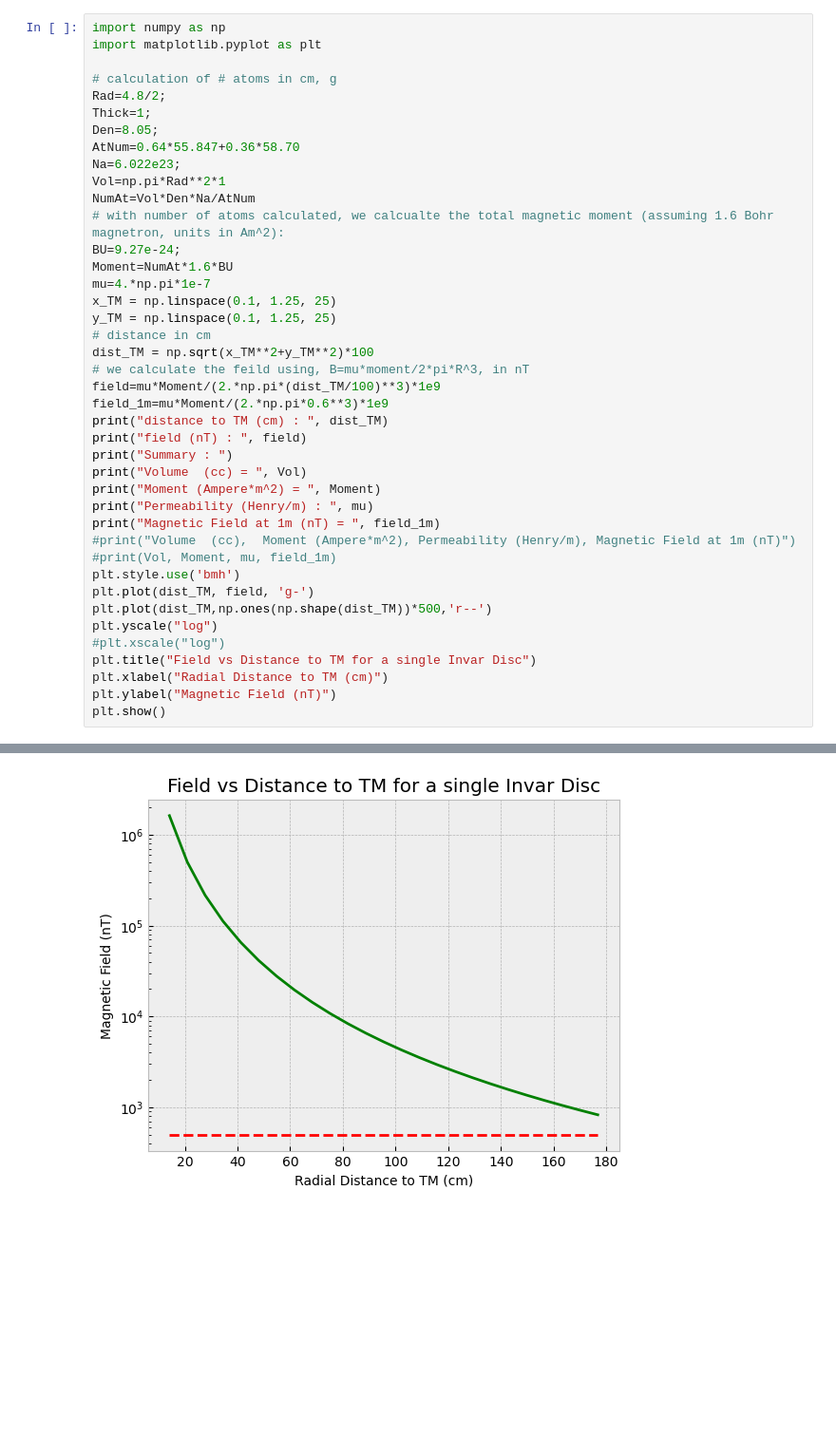
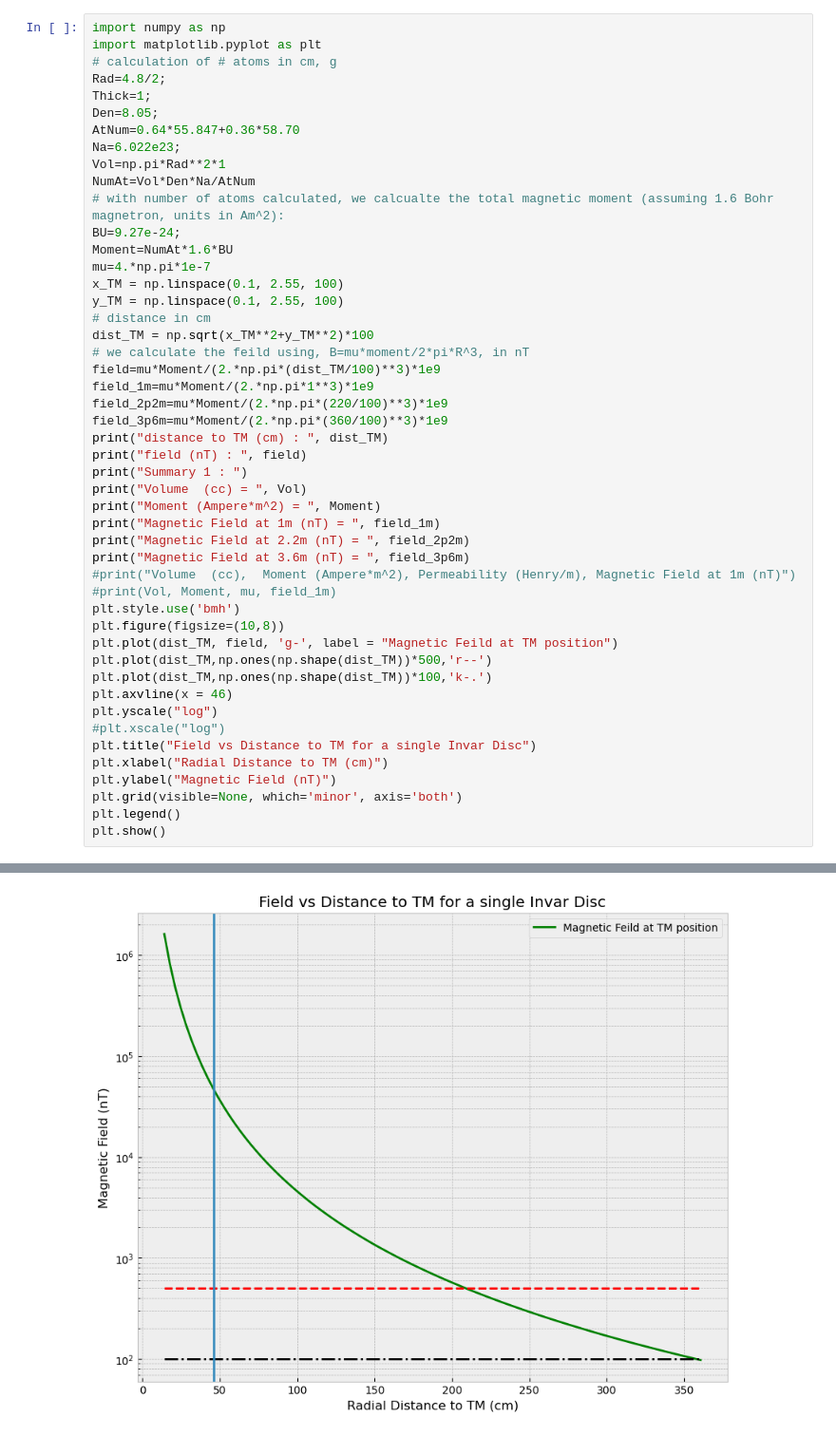
Before and after one commit to raidurgesh/MagneticField, a Jupyter notebook: Invar.ipynb, the cells around one changed output, grey strips where cells are left out. Shown at 95% size. Cells and saved outputs as stored; diff of their text form; blank space fills up the shorter version.

```diff
--- a/Invar.ipynb
+++ b/Invar.ipynb
@@ -1,7 +1,6 @@
 # %%
 import numpy as np
 import matplotlib.pyplot as plt
-
 # calculation of # atoms in cm, g
 Rad=4.8/2;
 Thick=1;
@@ -14,29 +13,37 @@ NumAt=Vol*Den*Na/AtNum
 BU=9.27e-24;
 Moment=NumAt*1.6*BU
 mu=4.*np.pi*1e-7
-x_TM = np.linspace(0.1, 1.25, 25)
-y_TM = np.linspace(0.1, 1.25, 25)
+x_TM = np.linspace(0.1, 2.55, 100)
+y_TM = np.linspace(0.1, 2.55, 100)
 # distance in cm
 dist_TM = np.sqrt(x_TM**2+y_TM**2)*100
 # we calculate the feild using, B=mu*moment/2*pi*R^3, in nT
 field=mu*Moment/(2.*np.pi*(dist_TM/100)**3)*1e9
-field_1m=mu*Moment/(2.*np.pi*0.6**3)*1e9
+field_1m=mu*Moment/(2.*np.pi*1**3)*1e9
+field_2p2m=mu*Moment/(2.*np.pi*(220/100)**3)*1e9
+field_3p6m=mu*Moment/(2.*np.pi*(360/100)**3)*1e9
 print("distance to TM (cm) : ", dist_TM)
 print("field (nT) : ", field)
-print("Summary : ")
+print("Summary 1 : ")
 print("Volume  (cc) = ", Vol)
 print("Moment (Ampere*m^2) = ", Moment)
-print("Permeability (Henry/m) : ", mu)
 print("Magnetic Field at 1m (nT) = ", field_1m)
+print("Magnetic Field at 2.2m (nT) = ", field_2p2m)
+print("Magnetic Field at 3.6m (nT) = ", field_3p6m)
 #print("Volume  (cc),  Moment (Ampere*m^2), Permeability (Henry/m), Magnetic Field at 1m (nT)")
 #print(Vol, Moment, mu, field_1m)
 plt.style.use('bmh')
-plt.plot(dist_TM, field, 'g-')
+plt.figure(figsize=(10,8))
+plt.plot(dist_TM, field, 'g-', label = "Magnetic Feild at TM position")
 plt.plot(dist_TM,np.ones(np.shape(dist_TM))*500,'r--')
+plt.plot(dist_TM,np.ones(np.shape(dist_TM))*100,'k-.')
+plt.axvline(x = 46)
 plt.yscale("log")
 #plt.xscale("log")
 plt.title("Field vs Distance to TM for a single Invar Disc")
 plt.xlabel("Radial Distance to TM (cm)")
 plt.ylabel("Magnetic Field (nT)")
+plt.grid(visible=None, which='minor', axis='both')
+plt.legend()
 plt.show()
 # %% [output]
@@ -60 +67 @@ Magnetic Field at 1m (nT) =  21182.175620752594
-[figure, old version]
+[figure, new version]
```
Also changed, not shown: parts of 2 cells of this notebook.
